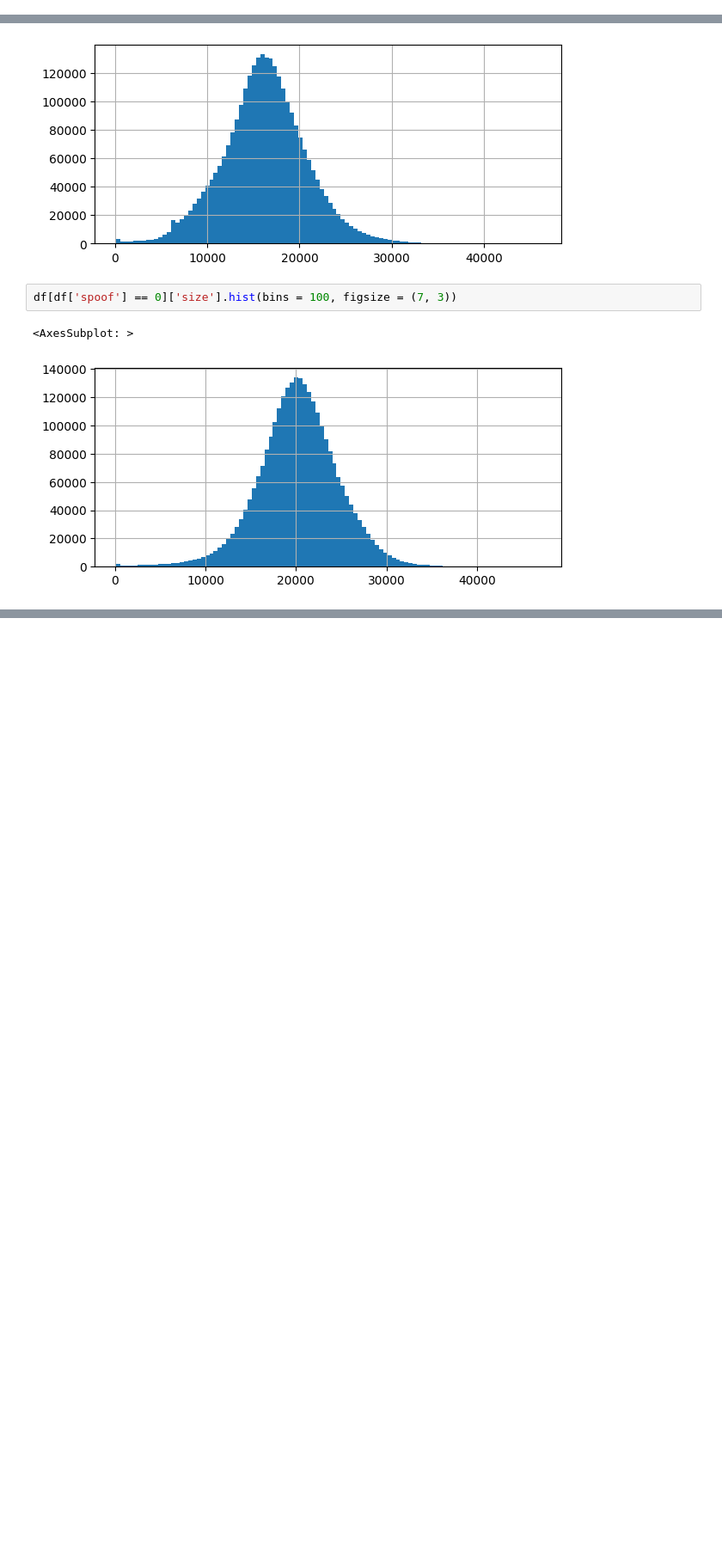
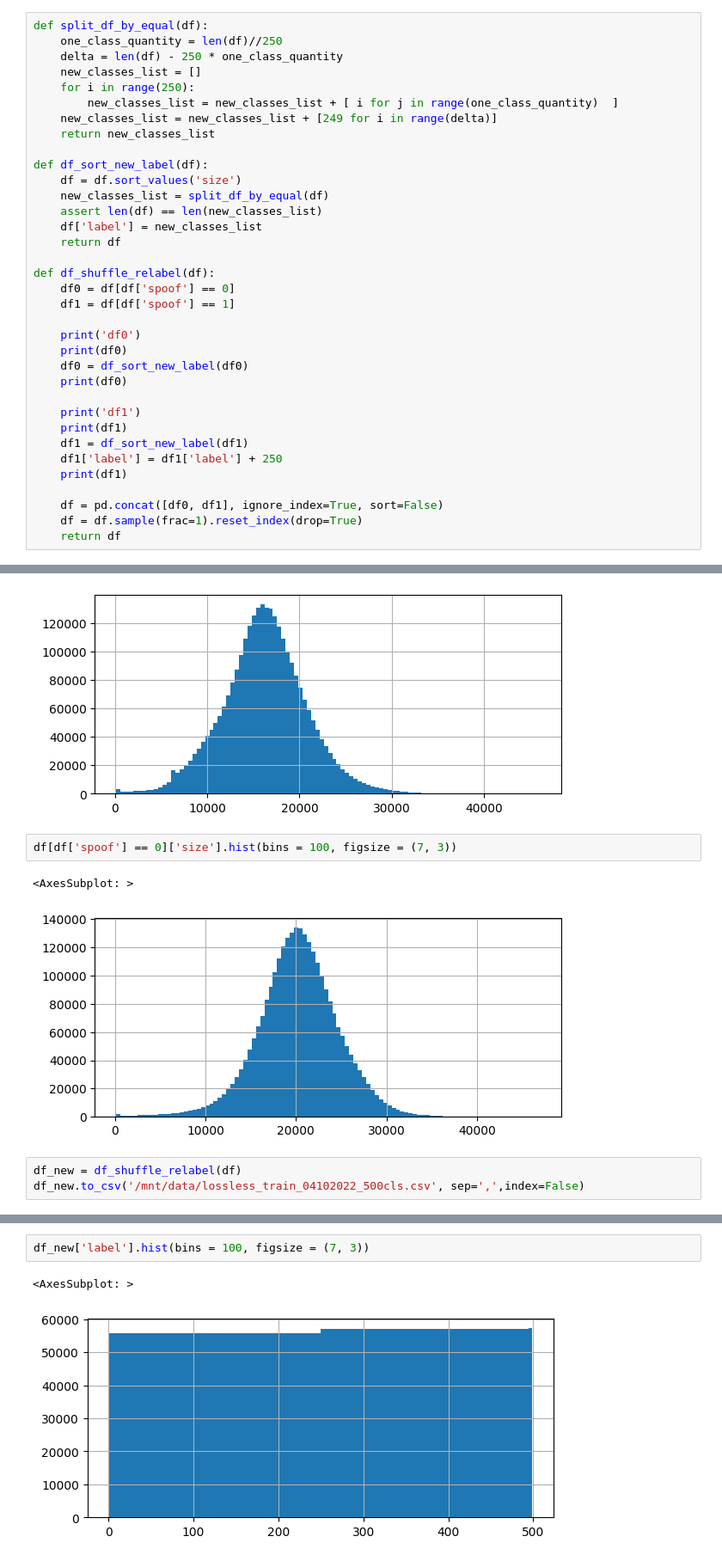
Before and after one commit to IgorSondors/julia, a Jupyter notebook: scripts/hist.ipynb, the cells around one changed output, grey strips where cells are left out. Shown at 86% size. Cells and saved outputs as stored; diff of their text form; blank space fills up the shorter version.

Commit message:
relabel 500 cls

```diff
--- a/scripts/hist.ipynb
+++ b/scripts/hist.ipynb
@@ -2,6 +2,41 @@
 import pandas as pd
 csv_train = '/mnt/data/lossless_train_04102022_crops_sizes.csv'
 csv_test = '/mnt/data/lossless_val_04102022_crops_sizes.csv'
+# %%
+def split_df_by_equal(df):
+    one_class_quantity = len(df)//250
+    delta = len(df) - 250 * one_class_quantity
+    new_classes_list = []
+    for i in range(250):
+        new_classes_list = new_classes_list + [ i for j in range(one_class_quantity)  ]
+    new_classes_list = new_classes_list + [249 for i in range(delta)]
+    return new_classes_list
+
+def df_sort_new_label(df):
+    df = df.sort_values('size')
+    new_classes_list = split_df_by_equal(df)
+    assert len(df) == len(new_classes_list)
+    df['label'] = new_classes_list
+    return df
+
+def df_shuffle_relabel(df):
+    df0 = df[df['spoof'] == 0]
+    df1 = df[df['spoof'] == 1]
+
+    print('df0')
+    print(df0)
+    df0 = df_sort_new_label(df0)
+    print(df0)
+
+    print('df1')
+    print(df1)
+    df1 = df_sort_new_label(df1)
+    df1['label'] = df1['label'] + 250
+    print(df1)
+
+    df = pd.concat([df0, df1], ignore_index=True, sort=False)
+    df = df.sample(frac=1).reset_index(drop=True)
+    return df
 # %%
 df = pd.read_csv(csv_train, sep=',')
 df
@@ -35,3 +69,6 @@ df[df['spoof'] == 0]['size'].hist(bins = 100, figsize = (7, 3))
 # %% [output]
 <AxesSubplot: >
 [figure]
+# %%
+df_new = df_shuffle_relabel(df)
+df_new.to_csv('/mnt/data/lossless_train_04102022_500cls.csv', sep=',',index=False)
@@ -37,0 +116,5 @@ df[df['spoof'] == 0]['size'].hist(bins = 100, figsize = (7, 3))
+# %%
+df_new['label'].hist(bins = 100, figsize = (7, 3))
+# %% [output]
+<AxesSubplot: >
+[figure, added]
```
Also changed, not shown: parts of 5 cells of this notebook.
